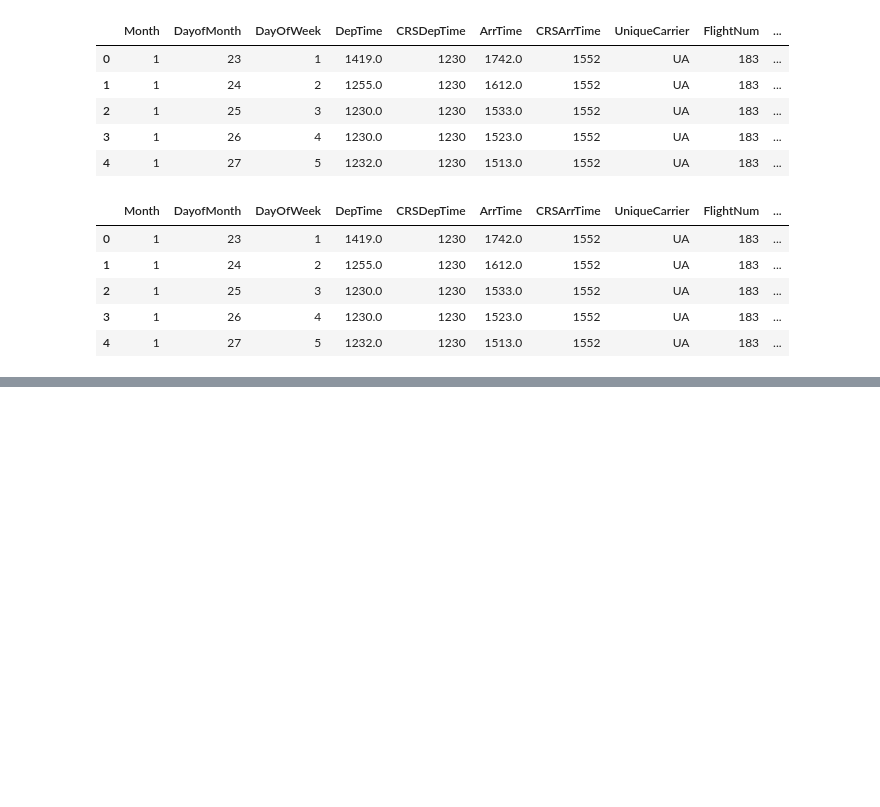
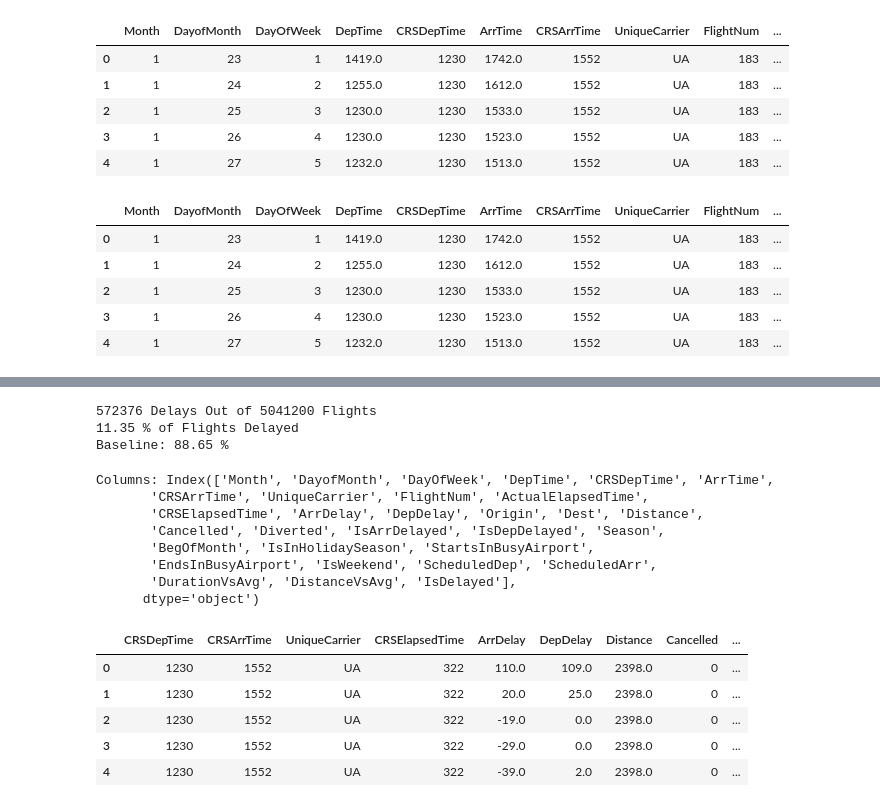
Before and after one commit to esthersweon/thinkful, a Jupyter notebook: main/unit_3/lesson_6_project_2.ipynb, the cells around one changed output, grey strips where cells are left out. Cells and saved outputs as stored; diff of their text form; code cells hidden in the pictures; blank space fills up the shorter version.

```diff
--- a/main/unit_3/lesson_6_project_2.ipynb
+++ b/main/unit_3/lesson_6_project_2.ipynb
@@ -142,0 +188,33 @@ df.head()
+# %%
+num_delays = df[df['IsDelayed'] == 1].shape[0]
+num_okays = df[df['IsDelayed'] == 0].shape[0]
+perc_delays = round(num_delays / (num_delays + num_okays) * 100, 2)
+
+print(num_delays, 'Delays Out of', num_delays + num_okays, 'Flights')
+print(perc_delays, '% of Flights Delayed')
+print('Baseline:', round(100 - perc_delays, 2), '%')
+# %% [output]
+572376 Delays Out of 5041200 Flights
+11.35 % of Flights Delayed
+Baseline: 88.65 %
+# %%
+print('Columns:', df.columns)
+giveaway_cols = ['IsArrDelayed', 'IsDepDelayed', 'DepTime', 'ArrTime', 'ActualElapsedTime']
+non_info_cols = ['Month', 'DayofMonth', 'DayOfWeek', 'FlightNum', 'Origin', 'Dest']
+df = df.drop(giveaway_cols + non_info_cols, axis=1)
+df.head()
+# %% [output]
+Columns: Index(['Month', 'DayofMonth', 'DayOfWeek', 'DepTime', 'CRSDepTime', 'ArrTime',
+       'CRSArrTime', 'UniqueCarrier', 'FlightNum', 'ActualElapsedTime',
+       'CRSElapsedTime', 'ArrDelay', 'DepDelay', 'Origin', 'Dest', 'Distance',
+       'Cancelled', 'Diverted', 'IsArrDelayed', 'IsDepDelayed', 'Season',
+       'BegOfMonth', 'IsInHolidaySeason', 'StartsInBusyAirport',
+       'EndsInBusyAirport', 'IsWeekend', 'ScheduledDep', 'ScheduledArr',
+       'DurationVsAvg', 'DistanceVsAvg', 'IsDelayed'],
+      dtype='object')
+|  | CRSDepTime | CRSArrTime | UniqueCarrier | CRSElapsedTime | ArrDelay | DepDelay | Distance | Cancelled | ... |
+| 0 | 1230 | 1552 | UA | 322 | 110.0 | 109.0 | 2398.0 | 0 | ... |
+| 1 | 1230 | 1552 | UA | 322 | 20.0 | 25.0 | 2398.0 | 0 | ... |
+| 2 | 1230 | 1552 | UA | 322 | -19.0 | 0.0 | 2398.0 | 0 | ... |
+| 3 | 1230 | 1552 | UA | 322 | -29.0 | 0.0 | 2398.0 | 0 | ... |
+| 4 | 1230 | 1552 | UA | 322 | -39.0 | 2.0 | 2398.0 | 0 | ... |
```
Also changed, not shown: parts of 16 cells of this notebook, 2 other files.
